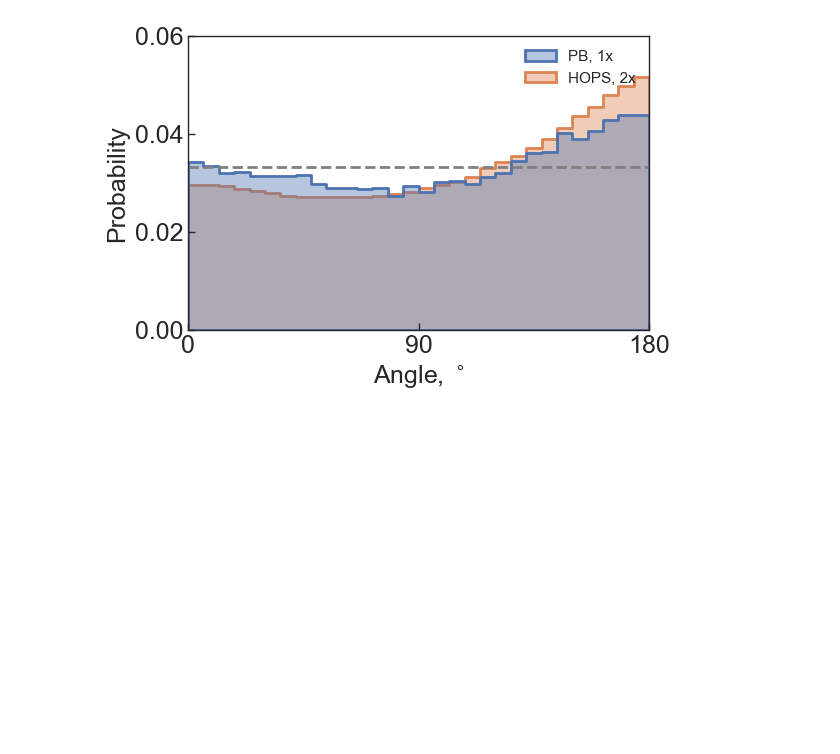
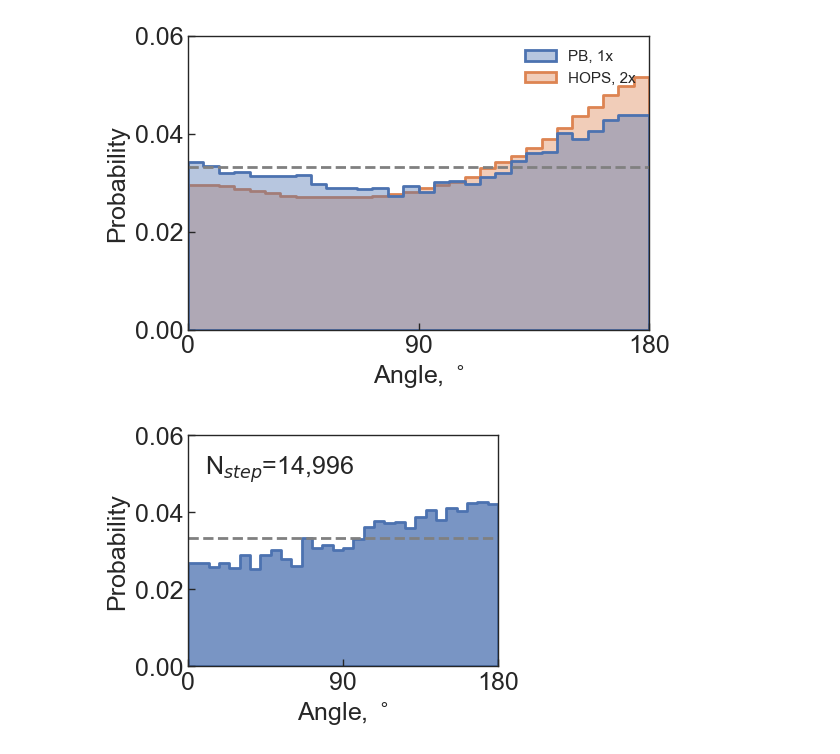
Before and after one commit to walterlab-um/Hyperosmotic_Confinement-Jump, a Jupyter notebook: plots/plot_AIO_stats.ipynb, the cells around one changed output. Drawn from its saved outputs; the diff is of its cells as text; code cells hidden in the pictures; blank space fills up the shorter version.

```diff
--- a/plots/plot_AIO_stats.ipynb
+++ b/plots/plot_AIO_stats.ipynb
@@ -556,3 +556,86 @@ plt.savefig("angle_histo.png", format="png", bbox_inches="tight", dpi=300)
 plt.show()
 # %% [output]
 [figure]
+# %%
+import os
+from os.path import join, basename
+import matplotlib.pyplot as plt
+import numpy as np
+import pandas as pd
+import seaborn as sns
+
+sns.set(color_codes=True, style="white")
+# %%
+folder = r"Z:\Bisal_Halder_turbo\PROCESSED_DATA\Impact_of_cytoskeleton_on_HOPS_condensates\Free diffusion control with FUS\Analysed data\reformatted"
+os.chdir(folder)
+fname = "SPT_results_AIO_concat-Free_diffusion_control_FUS.csv"
+df_AIO = pd.read_csv(fname)
+
+# Displacement threshold for immobile molecules
+immobile_stepsize_threshold_nm = 30
+# alpha component threshold for constrained diffusion
+# threshold_alpha = 0.7
+# %%
+lst_angle = []
+# lst_label = []
+for _, row in df_AIO[df_AIO["mean_stepsize_nm"] > immobile_stepsize_threshold_nm].iterrows():
+    angles = np.fromstring(
+        row["list_of_angles"][1:-1],
+        dtype=float,
+        sep=", ",
+    )
+    # labels = np.repeat(row["label"], angles.shape[0])
+    lst_angle.extend(angles)
+    # lst_label.extend(labels)
+
+data = pd.DataFrame(
+    {
+        "angle": np.abs(lst_angle),
+        # "label": lst_label,
+    },
+    dtype=object,
+)
+
+
+plt.figure(figsize=(4, 3))
+bins = 30
+sns.histplot(
+    data=data,
+    x="angle",
+    bins=bins,
+    stat="probability",
+    common_norm=False,
+    binrange=(0, 180),
+    lw=2,
+    element="step",
+    legend=False,
+)
+plt.axhline(1 / 30, ls="--", c="gray", lw=2)
+plt.text(
+    10,
+    0.05,
+    r"N$_{step}$=" + f"{data.shape[0]:,}",
+    fontdict={"fontsize":18},
+)
+plt.xlim(0, 180)
+plt.xticks([0, 90, 180])
+plt.ylim(0, 0.06)
+plt.yticks([0, 0.02, 0.04, 0.06])
+plt.xlabel("Angle, $^\circ$", fontsize=18)
+plt.ylabel("Probability", fontsize=18)
+plt.gca().spines[:].set_linewidth(1)
+plt.gca().tick_params(
+    axis="both",
+    which="major",
+    labelsize=18,
+    direction="in",
+    bottom=True,
+    left=True,
+    length=5,
+    width=1,
+)
+plt.gca().set_axisbelow(False)
+plt.gca().tick_params(axis="both", which="major", labelsize=18)
+plt.savefig("angle_histo.png", format="png", bbox_inches="tight", dpi=300)
+# %% [output]
+[figure, added]
```
Also changed, not shown: parts of 8 cells of this notebook.
